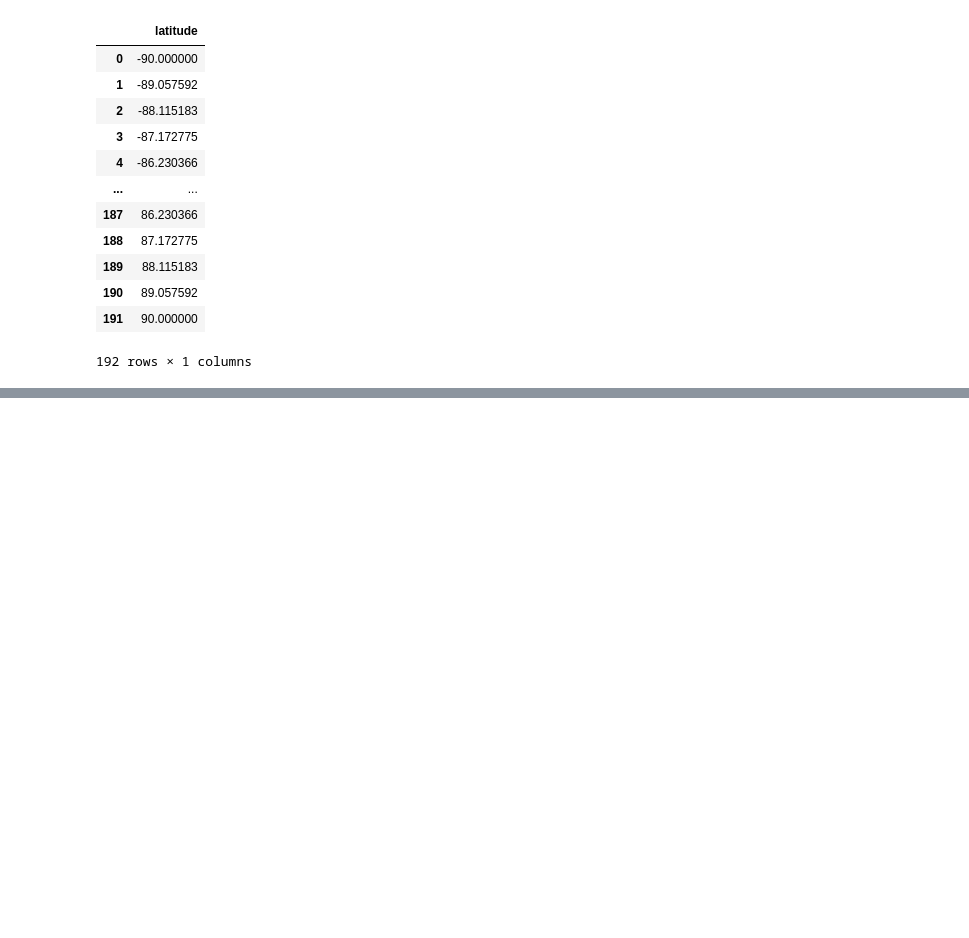
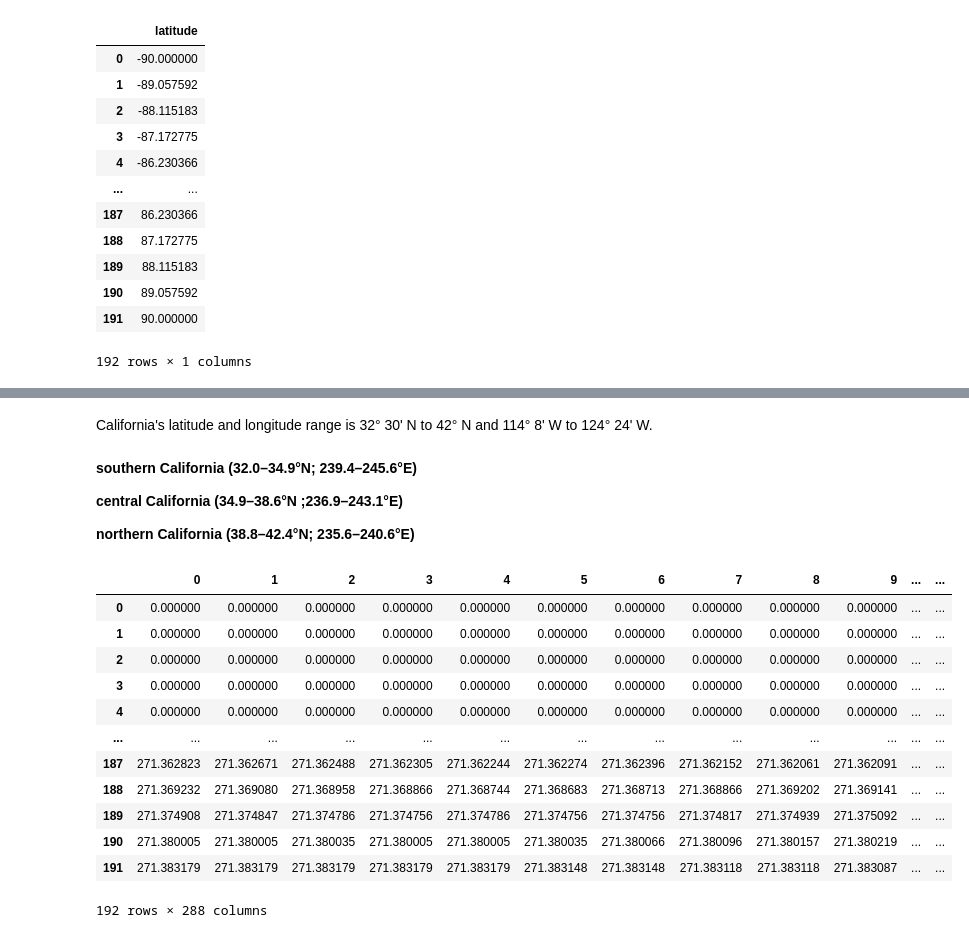
Before and after one commit to mtvaden1/California_Climate_Capstone, a Jupyter notebook: netcdf_methods.ipynb, the cells around one changed output, grey strips where cells are left out. Saved outputs shown, nothing was run; the diff lists cells and outputs as text; code cells hidden in the pictures; blank space fills up the shorter version.

```diff
--- a/netcdf_methods.ipynb
+++ b/netcdf_methods.ipynb
@@ -112,0 +152,2 @@ pd.DataFrame(SST1_file['lat'][:]).rename({0: "latitude"}, axis=1)
+# %%
+SST2000s_file = Dataset('/Users/michaelvaden/Downloads/b.e21.BHISTcmip6.f09_g17.LE2-1001.001.cam.h0.SST.200001-200912.nc', 'r')
@@ -112,0 +166,25 @@ pd.DataFrame(SST1_file['lat'][:]).rename({0: "latitude"}, axis=1)
+# %% [markdown]
+
+California's latitude and longitude range is 32° 30' N to 42° N and 114° 8' W to 124° 24' W.
+# %% [markdown]
+**southern California (32.0–34.9°N; 239.4–245.6°E)**
+
+**central California (34.9–38.6°N ;236.9–243.1°E)**
+
+**northern California (38.8–42.4°N; 235.6–240.6°E)**
+# %%
+pd.DataFrame(SST2000s_file['SST'][0])
+# %% [output]
+|  | 0 | 1 | 2 | 3 | 4 | 5 | 6 | 7 | 8 | 9 | ... | ... |
+| 0 | 0.000000 | 0.000000 | 0.000000 | 0.000000 | 0.000000 | 0.000000 | 0.000000 | 0.000000 | 0.000000 | 0.000000 | ... | ... |
+| 1 | 0.000000 | 0.000000 | 0.000000 | 0.000000 | 0.000000 | 0.000000 | 0.000000 | 0.000000 | 0.000000 | 0.000000 | ... | ... |
+| 2 | 0.000000 | 0.000000 | 0.000000 | 0.000000 | 0.000000 | 0.000000 | 0.000000 | 0.000000 | 0.000000 | 0.000000 | ... | ... |
+| 3 | 0.000000 | 0.000000 | 0.000000 | 0.000000 | 0.000000 | 0.000000 | 0.000000 | 0.000000 | 0.000000 | 0.000000 | ... | ... |
+| 4 | 0.000000 | 0.000000 | 0.000000 | 0.000000 | 0.000000 | 0.000000 | 0.000000 | 0.000000 | 0.000000 | 0.000000 | ... | ... |
+| ... | ... | ... | ... | ... | ... | ... | ... | ... | ... | ... | ... | ... |
+| 187 | 271.362823 | 271.362671 | 271.362488 | 271.362305 | 271.362244 | 271.362274 | 271.362396 | 271.362152 | 271.362061 | 271.362091 | ... | ... |
+| 188 | 271.369232 | 271.369080 | 271.368958 | 271.368866 | 271.368744 | 271.368683 | 271.368713 | 271.368866 | 271.369202 | 271.369141 | ... | ... |
+| 189 | 271.374908 | 271.374847 | 271.374786 | 271.374756 | 271.374786 | 271.374756 | 271.374756 | 271.374817 | 271.374939 | 271.375092 | ... | ... |
+| 190 | 271.380005 | 271.380005 | 271.380035 | 271.380005 | 271.380005 | 271.380035 | 271.380066 | 271.380096 | 271.380157 | 271.380219 | ... | ... |
+| 191 | 271.383179 | 271.383179 | 271.383179 | 271.383179 | 271.383179 | 271.383148 | 271.383148 | 271.383118 | 271.383118 | 271.383087 | ... | ... |
+192 rows × 288 columns
```
Also changed, not shown: parts of 3 cells of this notebook.
